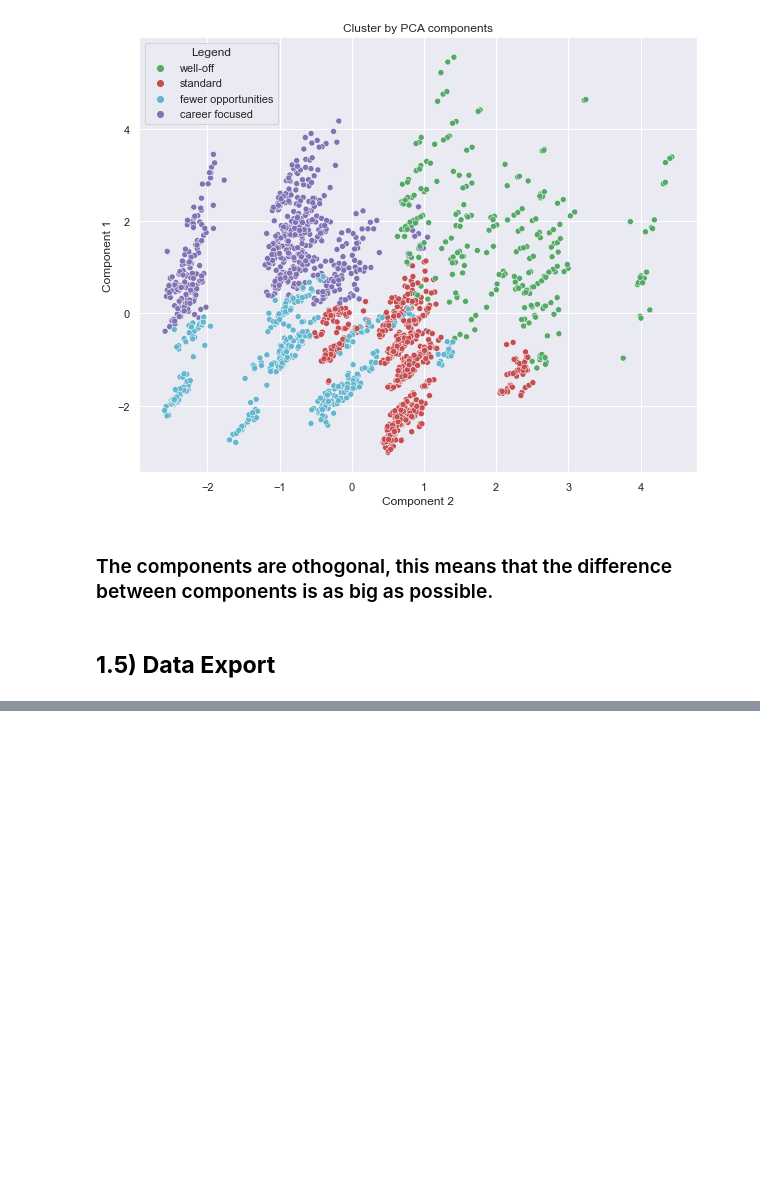
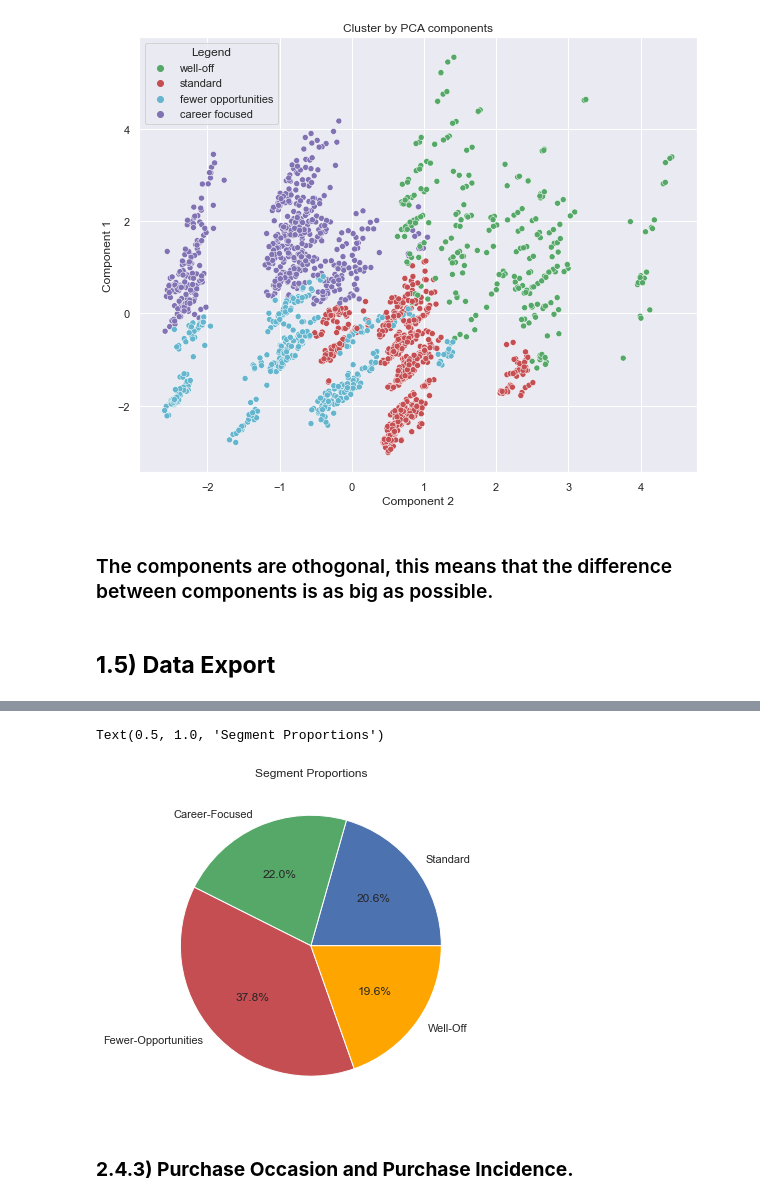
Before and after one commit to JuanD5/Machine-learning-projects, a Jupyter notebook: Clustering projects/Customer Analytics/main_customer_analytics_365_datascience.ipynb, the cells around one changed output, grey strips where cells are left out. Cells and saved outputs as stored; diff of their text form; code cells hidden in the pictures; blank space fills up the shorter version.

```diff
--- a/Clustering projects/Customer Analytics/main_customer_analytics_365_datascience.ipynb
+++ b/Clustering projects/Customer Analytics/main_customer_analytics_365_datascience.ipynb
@@ -584,0 +789,3 @@ pickle.dump(kmeans_pca,open('kmeans_pca.pickle','wb'))
+# %%
+temp3 = temp1.join(temp2)
+temp3.head()
@@ -584,0 +802,3 @@ pickle.dump(kmeans_pca,open('kmeans_pca.pickle','wb'))
+# %%
+temp3['Average_N_Purchases'] = temp3['N_Purchases']/temp3['N_Visits']
+temp3.head()
@@ -584,0 +821,5 @@ pickle.dump(kmeans_pca,open('kmeans_pca.pickle','wb'))
+# %%
+temp4= df_purchase_predictors[['ID','Segment']].groupby(['ID'],as_index= False).mean()
+temp4 = temp4.set_index('ID')
+df_purchase_descr =  temp3.join(temp4)
+df_purchase_descr.head()
@@ -584,0 +838,4 @@ pickle.dump(kmeans_pca,open('kmeans_pca.pickle','wb'))
+# %%
+segm_prop = df_purchase_descr[['N_Purchases','Segment']].groupby(['Segment']).count() /df_purchase_descr.shape[0]
+segm_prop = segm_prop.rename(columns={'N_Purchases': 'Segment Proportions'})
+segm_prop.head()
@@ -584,0 +849,12 @@ pickle.dump(kmeans_pca,open('kmeans_pca.pickle','wb'))
+# %%
+plt.figure(figsize=(9,6))
+plt.pie(segm_prop['Segment Proportions'],
+        labels = ['Standard', 'Career-Focused','Fewer-Opportunities','Well-Off'],
+        autopct='%1.1f%%',
+        colors = ('b','g','r','orange'))
+plt.title('Segment Proportions')
+# %% [output]
+Text(0.5, 1.0, 'Segment Proportions')
+[figure, added]
+# %% [markdown]
+### **2.4.3) Purchase Occasion and Purchase Incidence.**
```
Also changed, not shown: parts of 85 cells of this notebook, 3 other files.
